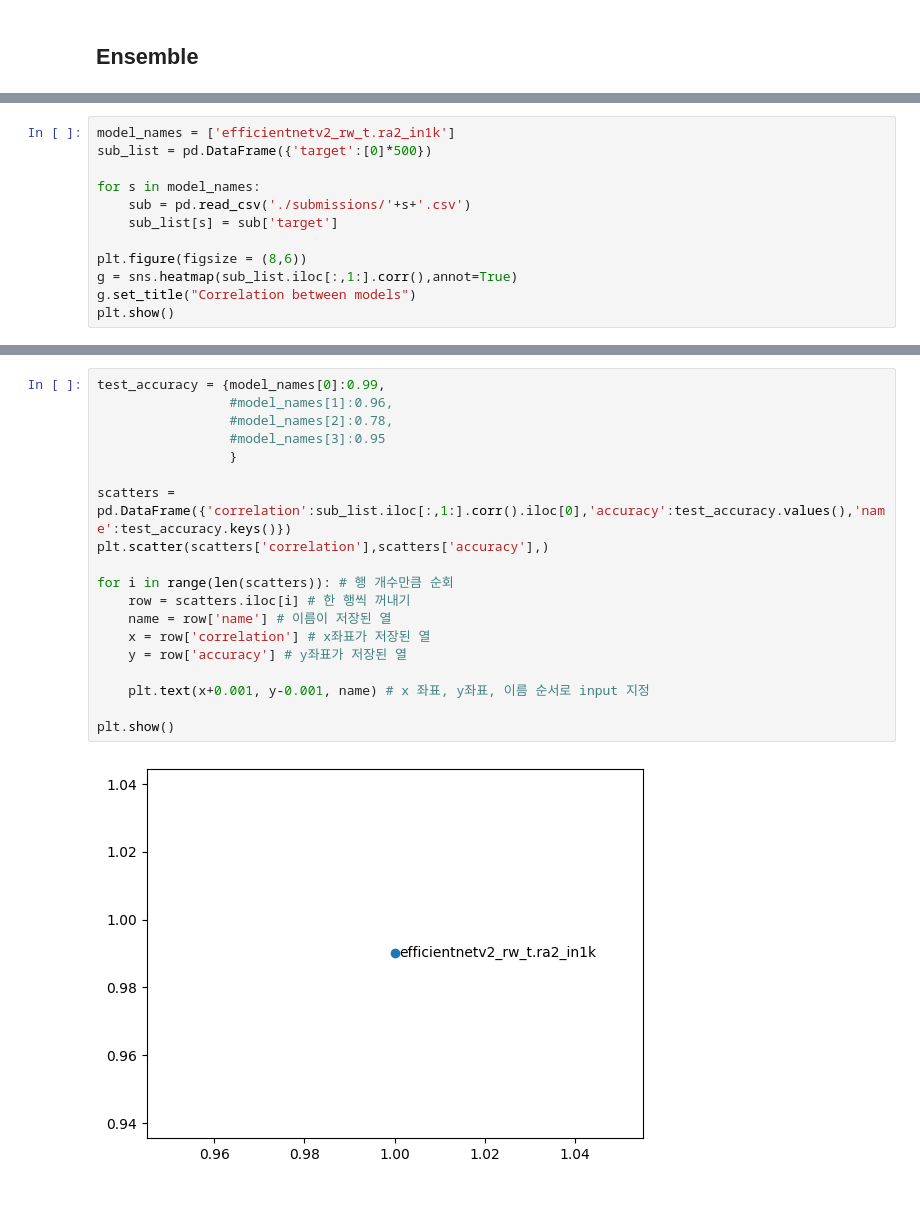
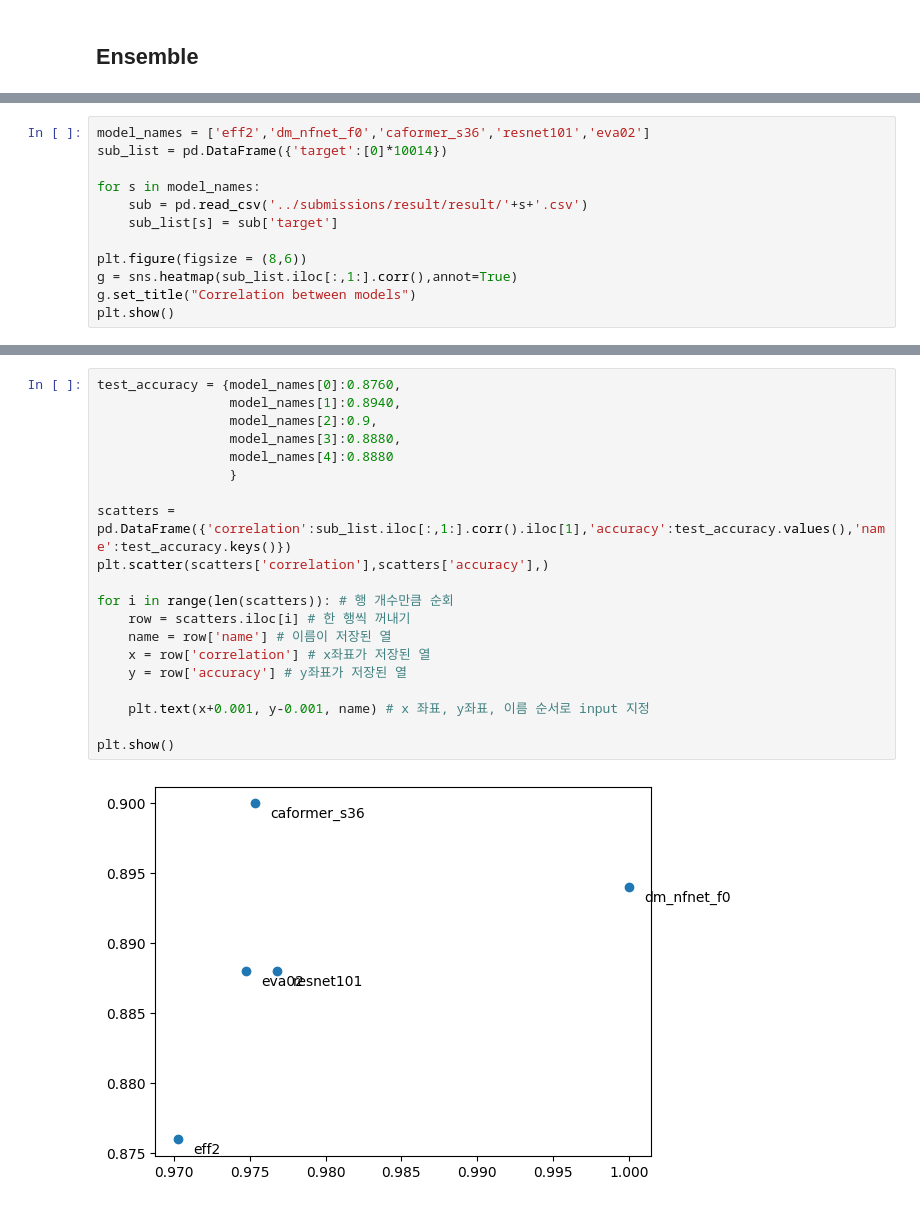
Before and after one commit to boostcampaitech7/level1-imageclassification-cv-11, a Jupyter notebook: seungsoo_code.ipynb, the cells around one changed output, grey strips where cells are left out. Cells and saved outputs as stored; diff of their text form.

```diff
--- a/seungsoo_code.ipynb
+++ b/seungsoo_code.ipynb
@@ -722,9 +724,9 @@ set_seed(42)
 # %%
-model_names = ['efficientnetv2_rw_t.ra2_in1k']
-sub_list = pd.DataFrame({'target':[0]*500})
+model_names = ['eff2','dm_nfnet_f0','caformer_s36','resnet101','eva02']
+sub_list = pd.DataFrame({'target':[0]*10014})
 
 for s in model_names:
-    sub = pd.read_csv('./submissions/'+s+'.csv')
+    sub = pd.read_csv('../submissions/result/result/'+s+'.csv')
     sub_list[s] = sub['target']
 
 plt.figure(figsize = (8,6))
@@ -736,23 +738,24 @@ plt.show()
 # %%
-test_accuracy = {model_names[0]:0.99,
-                 #model_names[1]:0.96,
-                 #model_names[2]:0.78,
-                 #model_names[3]:0.95
+test_accuracy = {model_names[0]:0.8760,
+                 model_names[1]:0.8940,
+                 model_names[2]:0.9,
+                 model_names[3]:0.8880,
+                 model_names[4]:0.8880
                  }
 
-scatters = pd.DataFrame({'correlation':sub_list.iloc[:,1:].corr().iloc[0],'accuracy':test_accuracy.values(),'name':test_accuracy.keys()})
+scatters = pd.DataFrame({'correlation':sub_list.iloc[:,1:].corr().iloc[1],'accuracy':test_accuracy.values(),'name':test_accuracy.keys()})
 plt.scatter(scatters['correlation'],scatters['accuracy'],)
 
 for i in range(len(scatters)): # 행 개수만큼 순회
     row = scatters.iloc[i] # 한 행씩 꺼내기
     name = row['name'] # 이름이 저장된 열
     x = row['correlation'] # x좌표가 저장된 열
     y = row['accuracy'] # y좌표가 저장된 열
 
     plt.text(x+0.001, y-0.001, name) # x 좌표, y좌표, 이름 순서로 input 지정
 
 plt.show()
 # %% [output]
-[figure, old version]
+[figure, new version]
 # %%
 
```
Also changed, not shown: parts of 9 cells of this notebook.
